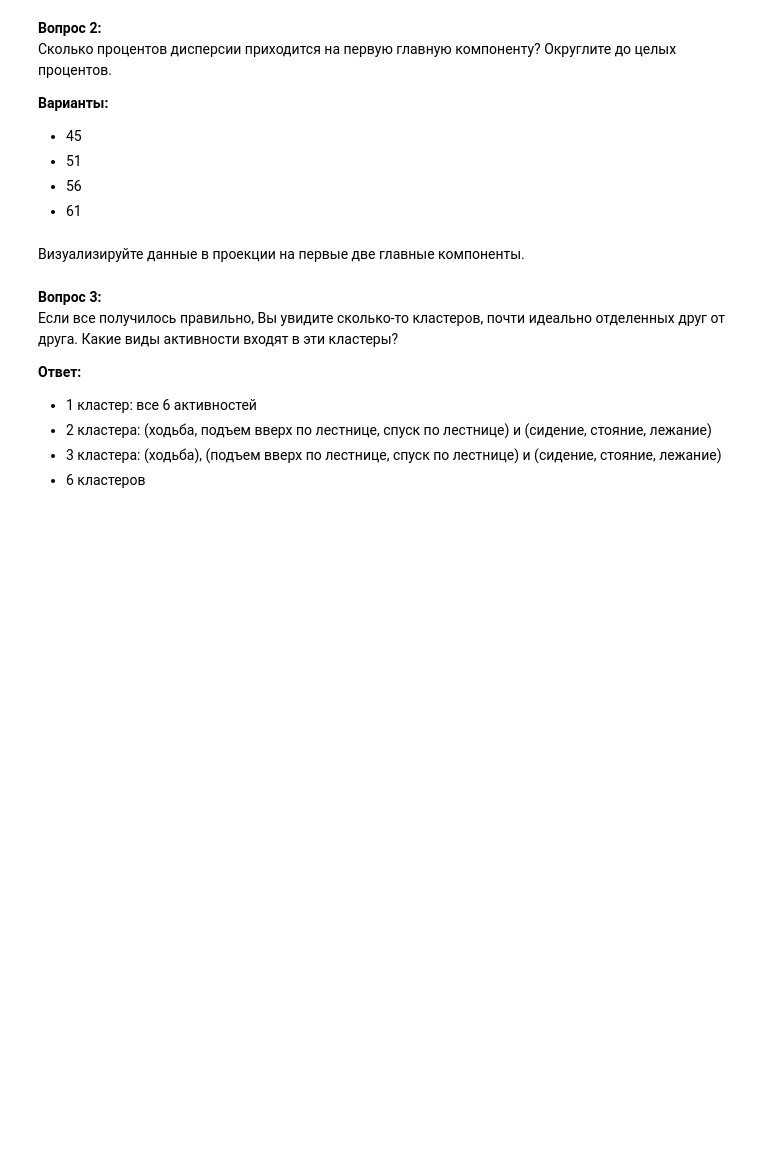
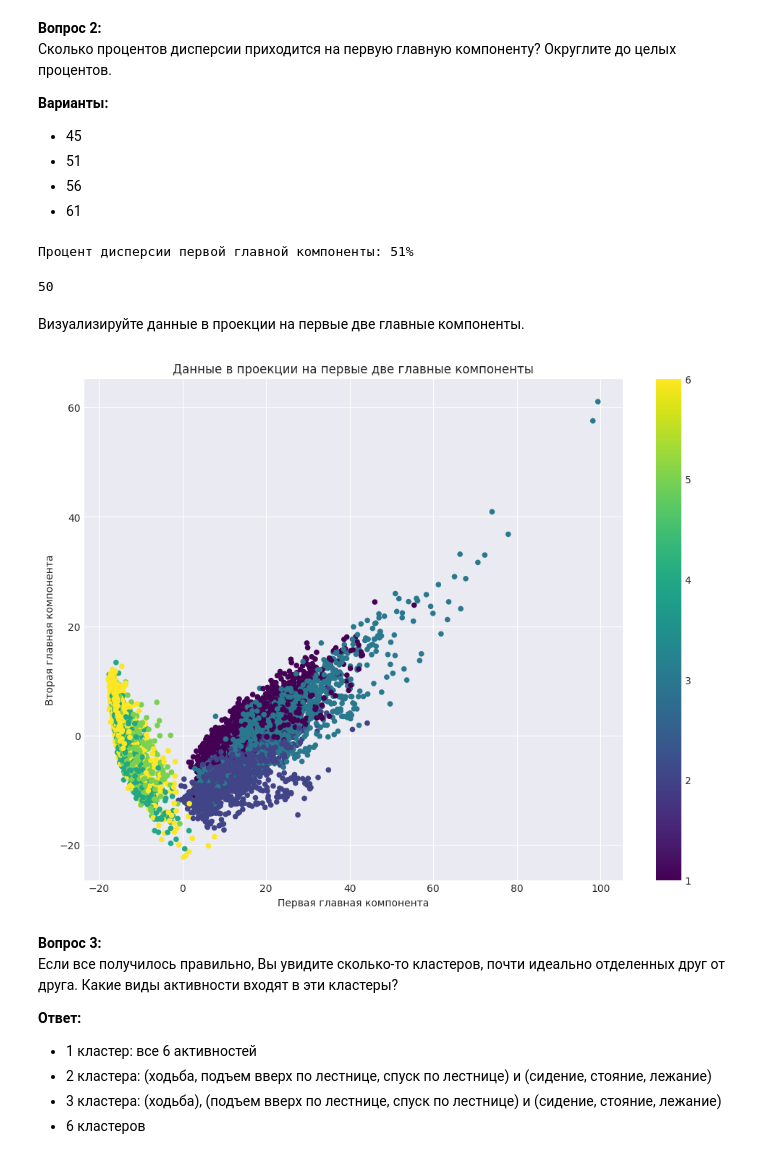
Before and after one commit to dyingsleeper/volsu-mmad, a Jupyter notebook: lab_2.ipynb, the cells around one changed output. Cells and saved outputs as stored; diff of their text form; code cells hidden in the pictures; blank space fills up the shorter version.

```diff
--- a/lab_2.ipynb
+++ b/lab_2.ipynb
@@ -25,7 +25,7 @@ from tqdm import tqdm_notebook
 
 %matplotlib inline
 from matplotlib import pyplot as plt
-plt.style.use(['seaborn-darkgrid'])
+plt.style.use('seaborn-v0_8-darkgrid')
 plt.rcParams['figure.figsize'] = (12, 9)
 plt.rcParams['font.family'] = 'DejaVu Sans'
 
@@ -51,8 +51,8 @@ assert(X_test.shape == (2947, 561) and y_test.shape == (2947,))
 Для кластеризации нам не нужен вектор ответов, поэтому будем работать с объединением обучающей и тестовой выборок. Объедините *X_train* с *X_test*, а *y_train* – с *y_test*.
 # %%
 # Ваш код здесь
-X =
-y =
+X = np.vstack([X_train, X_test])
+y = np.concatenate([y_train, y_test])
 # %% [markdown]
 Определим число уникальных значений меток целевого класса.
 # %%
@@ -75,14 +75,14 @@ n_classes = np.unique(y).size
 Отмасштабируйте выборку с помощью `StandardScaler` с параметрами по умолчанию.
 # %%
 # Ваш код здесь
-scaler =
-X_scaled =
+scaler = StandardScaler()
+X_scaled = scaler.fit_transform(X)
 # %% [markdown]
 Понижаем размерность с помощью PCA, оставляя столько компонент, сколько нужно для того, чтобы объяснить как минимум 90% дисперсии исходных (отмасштабированных) данных. Используйте отмасштабированную выборку и зафиксируйте random_state (константа RANDOM_STATE).
 # %%
 # Ваш код здесь
-pca =
-X_pca =
+pca = PCA(n_components=0.9, random_state=RANDOM_STATE)
+X_pca = pca.fit_transform(X_scaled)
 # %% [markdown]
 **Вопрос 1:**<br>
 Какое минимальное число главных компонент нужно выделить, чтобы объяснить 90% дисперсии исходных (отмасштабированных) данных?
@@ -108,8 +112,23 @@ X_pca =
+# %%
+# Ваш код здесь
+first_component_variance = pca.explained_variance_ratio_[0] * 100
+print(f"Процент дисперсии первой главной компоненты: {first_component_variance:.0f}%")
+int(first_component_variance)
+# %% [output]
+Процент дисперсии первой главной компоненты: 51%
+50
 # %% [markdown]
 Визуализируйте данные в проекции на первые две главные компоненты.
 # %%
 # Ваш код здесь
-plt.scatter(, , c=y, s=20, cmap='viridis');
+plt.scatter(X_pca[:, 0], X_pca[:, 1], c=y, s=20, cmap='viridis')
+plt.xlabel('Первая главная компонента')
+plt.ylabel('Вторая главная компонента')
+plt.title('Данные в проекции на первые две главные компоненты')
+plt.colorbar()
+plt.show();
+# %% [output]
+[figure, added]
 # %% [markdown]
 **Вопрос 3:**<br>
 Если все получилось правильно, Вы увидите сколько-то кластеров, почти идеально отделенных друг от друга. Какие виды активности входят в эти кластеры?<br>
```
Also changed, not shown: parts of 12 cells of this notebook, 20 other files.
